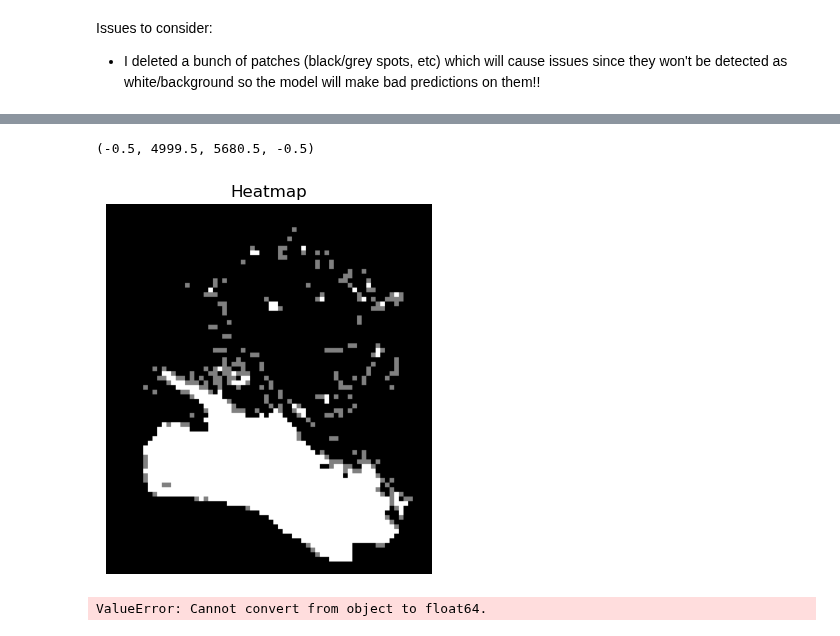
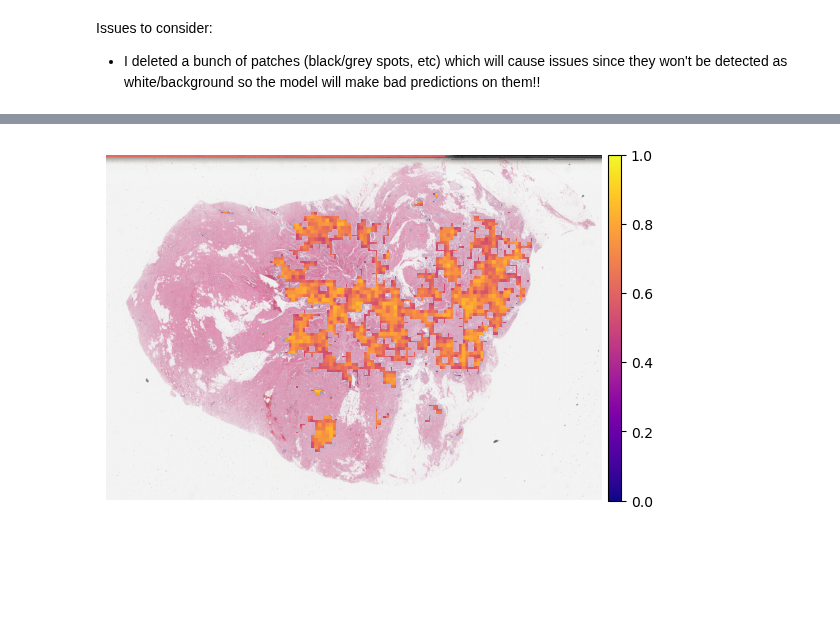
Before and after one commit to Alexandra-Smith/masters, a Jupyter notebook: notebooks/11-heatmaps.ipynb, the cells around one changed output, grey strips where cells are left out. Cells and saved outputs as stored; diff of their text form; code cells hidden in the pictures; blank space fills up the shorter version.

Commit message:
create overlaid heatmap/image

```diff
--- a/notebooks/11-heatmaps.ipynb
+++ b/notebooks/11-heatmaps.ipynb
@@ -302,8 +322,9 @@ heatmap = inference(image_size, patch_objects, model)
 # %% [markdown]
 ### Testing functions
 # %%
-slide_path = '/Users/alexandrasmith/Desktop/TCGA-A2-A0CX-01Z-00-DX1.F07C75AB-E568-45CB-B497-37C712490393.svs'
-name = 'TCGA-A2-A0CX-01Z-00-DX1.F07C75AB-E568-45CB-B497-37C712490393.svs'
+slide_path = '/Users/alexandrasmith/Desktop/TCGA-A2-A0SY-01Z-00-DX1.279A5479-E183-4F79-AF40-50BF1834BA4A.svs'
+# name = 'TCGA-A2-A0CX-01Z-00-DX1.F07C75AB-E568-45CB-B497-37C712490393.svs'
+name = slide_path.replace('/Users/alexandrasmith/Desktop/', '')
 case_code = name.split('.')[0].replace('TCGA-', '').replace('-01Z-00-DX1', '')
 print(case_code)
 sld = open_slide(slide_path)
@@ -480,12 +356,0 @@ False
-# %%
-# Display heatmap of predicted classes
-new_height = 5000
-original_width, original_height = output.shape
-new_width = int(new_height * (original_width / original_height))
-thumbnail1 = resize(output.astype(float), (new_width, new_height))
-plt.imshow(thumbnail1, cmap='gray')
-plt.title("Heatmap")
-plt.axis('off')
-# %% [output]
-(-0.5, 4999.5, 5680.5, -0.5)
-[figure, removed]
@@ -492,7 +359,9 @@ plt.axis('off')
 # %%
-show_classification_heatmap(heatmap_classes)
+visualise_classification_map(heatmap_classes)
-# %% [output]
-ValueError: Cannot convert from object to float64.
+# %%
+visualise_heatmap_over_image(sld, slide, heatmap_probs)
+# %% [output]
+[figure, added]
 # %%
 # Test one patch and its prediction
 ex_patch = patch_objects[4010]
```
Also changed, not shown: parts of 15 cells of this notebook, 1 other file.
